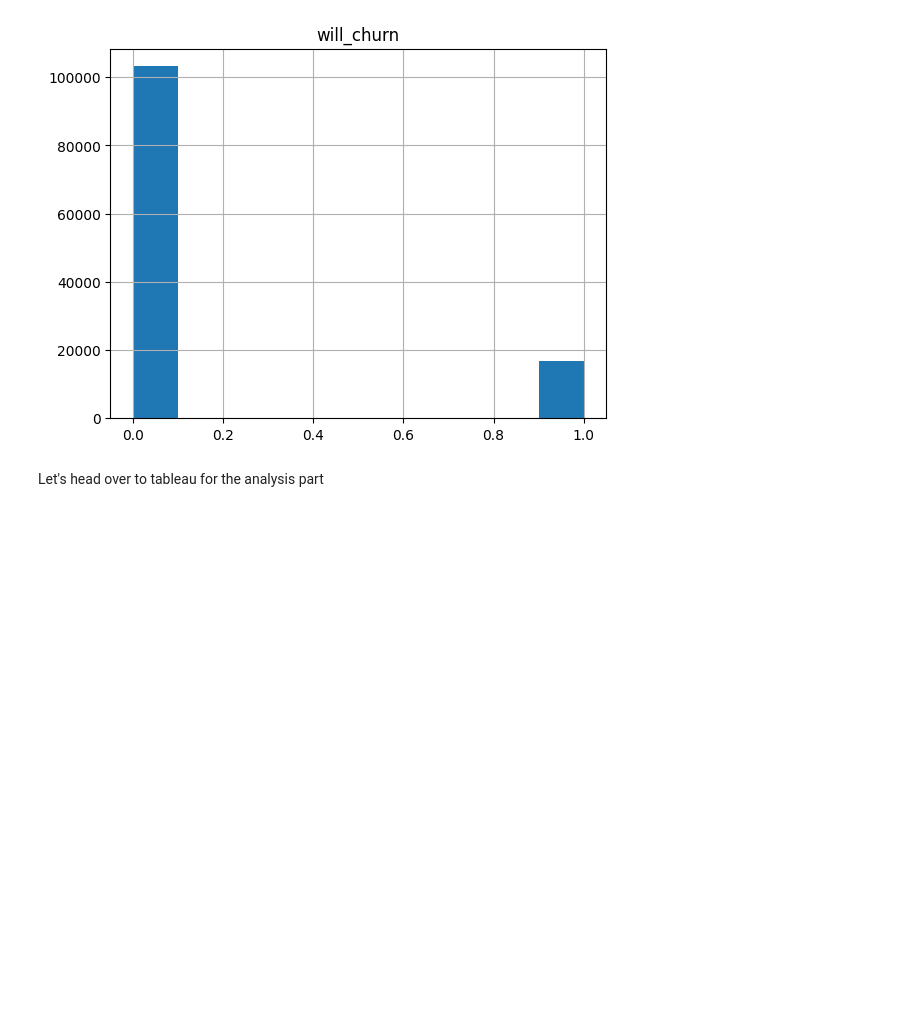
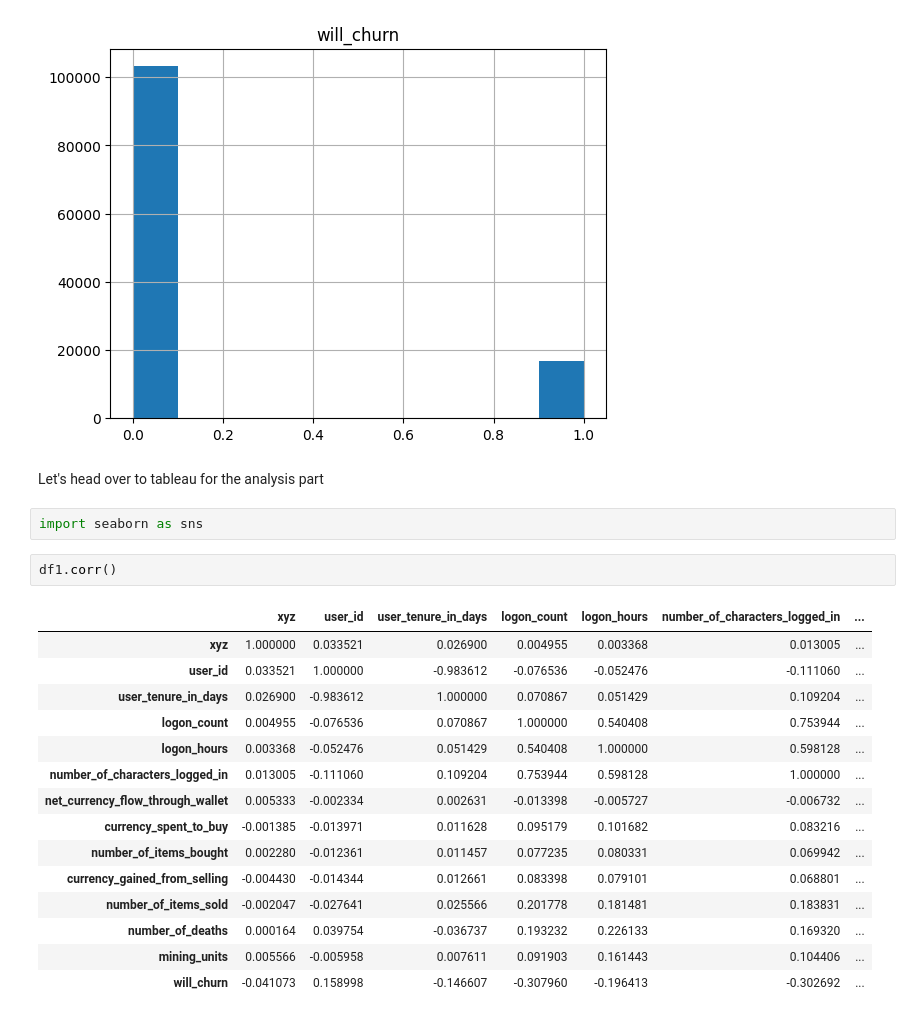
Before and after one commit to victorblaer/ccp_game_data, a Jupyter notebook: ccp_game_data.ipynb, the cells around one changed output. Drawn from its saved outputs; the diff is of its cells as text; blank space fills up the shorter version.

```diff
--- a/ccp_game_data.ipynb
+++ b/ccp_game_data.ipynb
@@ -152,3 +152,23 @@ df9 = df1.hist(column = 'will_churn')
 [figure]
 # %% [markdown]
 Let's head over to tableau for the analysis part
+# %%
+import seaborn as sns
+# %%
+df1.corr()
+# %% [output]
+|  | xyz | user_id | user_tenure_in_days | logon_count | logon_hours | number_of_characters_logged_in | ... |
+| xyz | 1.000000 | 0.033521 | 0.026900 | 0.004955 | 0.003368 | 0.013005 | ... |
+| user_id | 0.033521 | 1.000000 | -0.983612 | -0.076536 | -0.052476 | -0.111060 | ... |
+| user_tenure_in_days | 0.026900 | -0.983612 | 1.000000 | 0.070867 | 0.051429 | 0.109204 | ... |
+| logon_count | 0.004955 | -0.076536 | 0.070867 | 1.000000 | 0.540408 | 0.753944 | ... |
+| logon_hours | 0.003368 | -0.052476 | 0.051429 | 0.540408 | 1.000000 | 0.598128 | ... |
+| number_of_characters_logged_in | 0.013005 | -0.111060 | 0.109204 | 0.753944 | 0.598128 | 1.000000 | ... |
+| net_currency_flow_through_wallet | 0.005333 | -0.002334 | 0.002631 | -0.013398 | -0.005727 | -0.006732 | ... |
+| currency_spent_to_buy | -0.001385 | -0.013971 | 0.011628 | 0.095179 | 0.101682 | 0.083216 | ... |
+| number_of_items_bought | 0.002280 | -0.012361 | 0.011457 | 0.077235 | 0.080331 | 0.069942 | ... |
+| currency_gained_from_selling | -0.004430 | -0.014344 | 0.012661 | 0.083398 | 0.079101 | 0.068801 | ... |
+| number_of_items_sold | -0.002047 | -0.027641 | 0.025566 | 0.201778 | 0.181481 | 0.183831 | ... |
+| number_of_deaths | 0.000164 | 0.039754 | -0.036737 | 0.193232 | 0.226133 | 0.169320 | ... |
+| mining_units | 0.005566 | -0.005958 | 0.007611 | 0.091903 | 0.161443 | 0.104406 | ... |
+| will_churn | -0.041073 | 0.158998 | -0.146607 | -0.307960 | -0.196413 | -0.302692 | ... |
```
Also changed, not shown: parts of 4 cells of this notebook.
